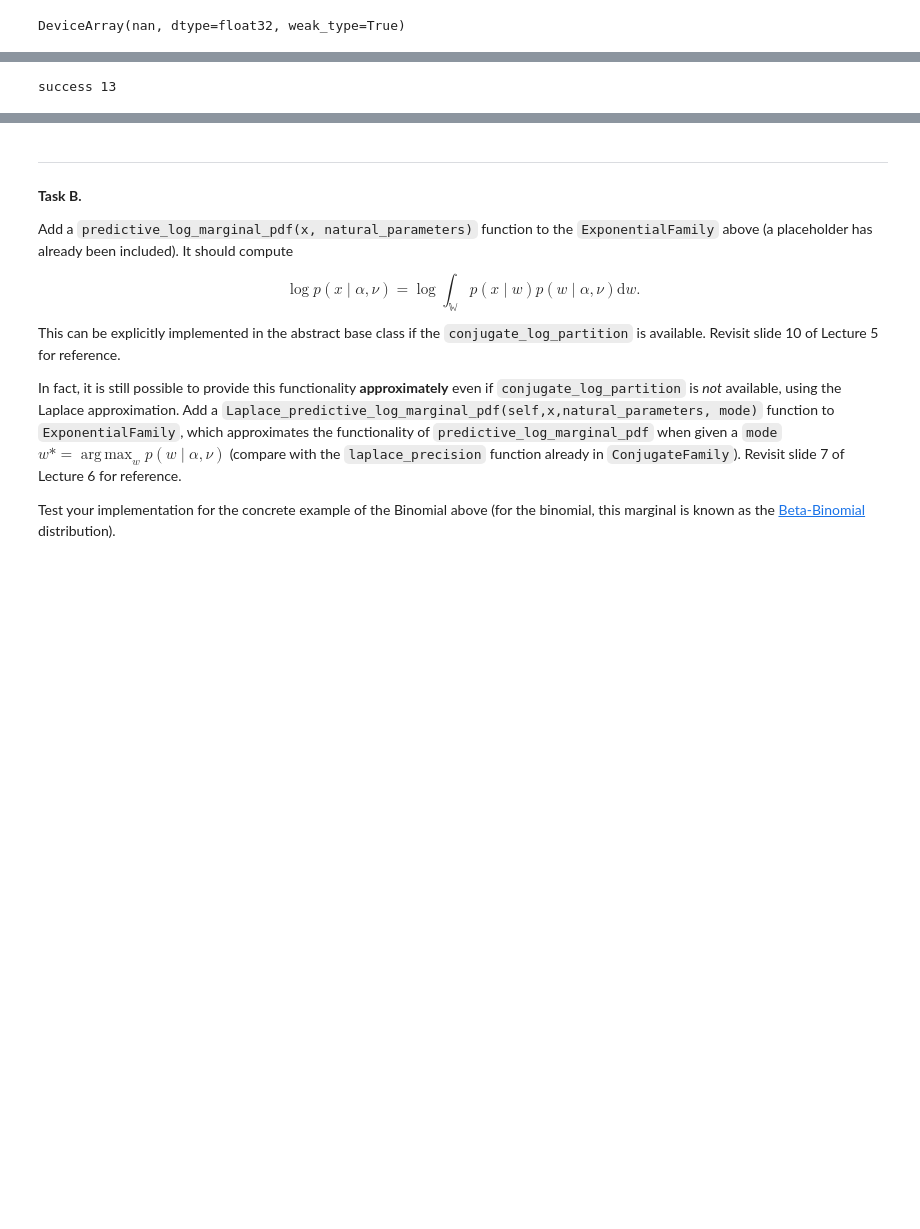
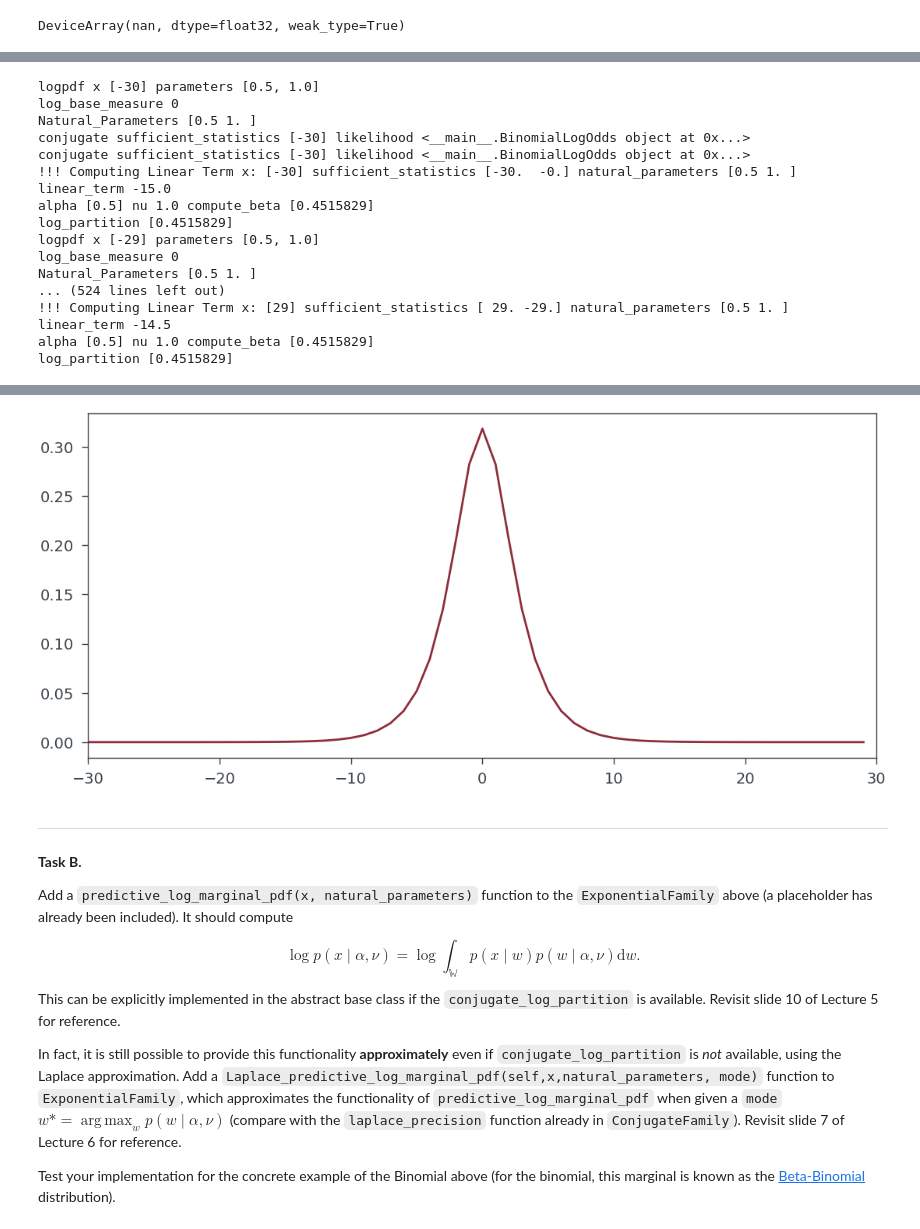
Before and after one commit to Bozcomlekci/PML, a Jupyter notebook: ex3/Ex03.ipynb, the cells around one changed output, grey strips where cells are left out. Saved outputs shown, nothing was run; the diff lists cells and outputs as text; code cells hidden in the pictures; blank space fills up the shorter version.

Commit message:
some fix to sufficient statistics.

```diff
--- a/ex3/Ex03.ipynb
+++ b/ex3/Ex03.ipynb
@@ -319,14 +319,14 @@ class BinomialLogOdds(ExponentialFamily):
             return n_value * jnp.log(1 + jnp.exp(parameters[..., 0]))
 
         def parameters_to_natural_parameters(
-            self, ps: ArrayLike | jnp.ndarray
+            self, logodds: ArrayLike | jnp.ndarray
         ) -> jnp.ndarray:
-            """w = log(ps) - log(1-ps)"""
-            print("checking parameters_to_natural_parameters ps", ps)
-            w = jnp.log(ps) - jnp.log1p(-ps)
-
-            print("checking parameters_to_natural_parameters w", w)
-            return w
+            """We are getting input directly interms of log odds."""
+            # print("checking parameters_to_natural_parameters ps", ps)
+            #w = jnp.log(ps) - jnp.log1p(-ps)
+            # print("checking parameters_to_natural_parameters w", w)
+            logodds = jnp.asarray(logodds)
+            return logodds
 
 
         # Let's skip this at first glance:
@@ -336,6 +336,6 @@ class BinomialLogOdds(ExponentialFamily):
             """
             def log_beta_using_lgamma(a, b):
                 return lgamma(a) + lgamma(b) - lgamma(a + b)
-            compute_beta = log_beta_using_lgamma(alpha + 1, (self.n * nu) - alpha)
+            compute_beta = log_beta_using_lgamma(alpha, (self.n * nu) - alpha)
             print("alpha", alpha, "nu", nu,"compute_beta", compute_beta)
             return compute_beta
@@ -450,29 +460,24 @@ values [array([nan], dtype=float32), array([nan], dtype=float32), array([nan], d
-# %%
-data  = jnp.array([[False]
-                  ,[ True]
-                  ,[ True]
-                 ,[ True]
- ,[False]
- ,[ True]
- ,[ True]
- ,[ True]
- ,[ True]
- ,[False]
- ,[ True]
- ,[False]
- ,[ True]
- ,[ True]
- ,[ True]
- ,[False]
- ,[ True]
- ,[False]
- ,[False]
- ,[ True]])
-
-success = data[...,:].sum()
-# total = data[:,...].size
-# failure = total - success
-# print(jnp.log(success*1.0/failure))
-print("success", success)
-# %% [output]
-success 13
+# %%
+values= [compute_pdf(x) for x in np.arange(-30,30)]
+
+plt.plot(np.arange(-30,30), values)
+plt.xlim([-30, 30])
+plt.show()
+# %% [output]
+logpdf x [-30] parameters [0.5, 1.0]
+log_base_measure 0
+Natural_Parameters [0.5 1. ]
+conjugate sufficient_statistics [-30] likelihood <__main__.BinomialLogOdds object at 0x...>
+conjugate sufficient_statistics [-30] likelihood <__main__.BinomialLogOdds object at 0x...>
+!!! Computing Linear Term x: [-30] sufficient_statistics [-30.  -0.] natural_parameters [0.5 1. ]
+linear_term -15.0
+alpha [0.5] nu 1.0 compute_beta [0.4515829]
+log_partition [0.4515829]
+logpdf x [-29] parameters [0.5, 1.0]
+log_base_measure 0
+Natural_Parameters [0.5 1. ]
+... (524 lines left out)
+!!! Computing Linear Term x: [29] sufficient_statistics [ 29. -29.] natural_parameters [0.5 1. ]
+linear_term -14.5
+alpha [0.5] nu 1.0 compute_beta [0.4515829]
+log_partition [0.4515829]
@@ -479,3 +501,4 @@ success 13
+[figure, added]
 # %% [markdown]
 ---
 **Task B.**
```
Also changed, not shown: parts of 5 cells of this notebook.
